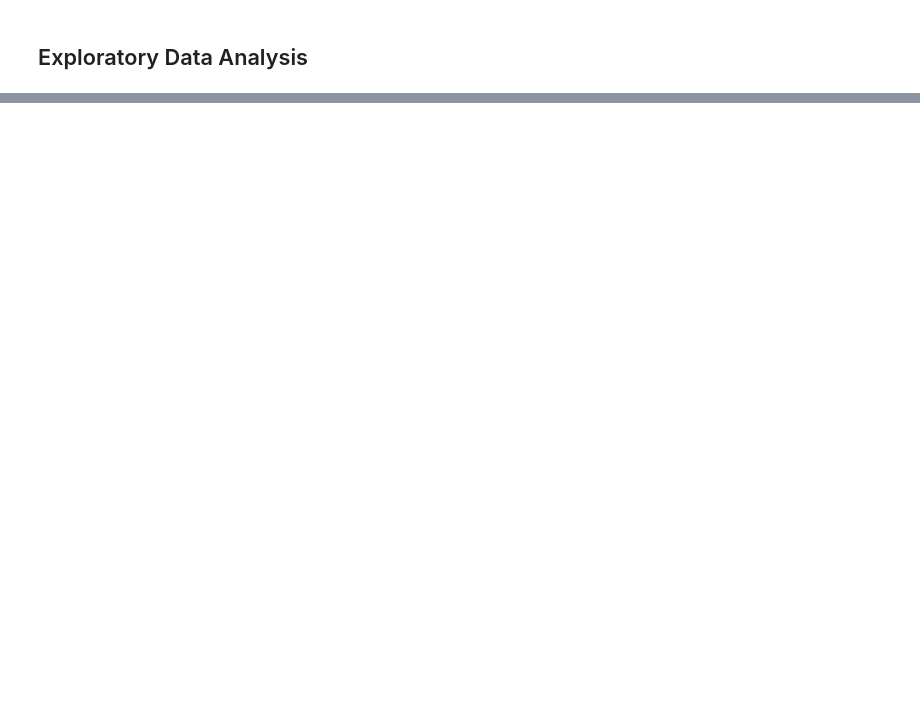
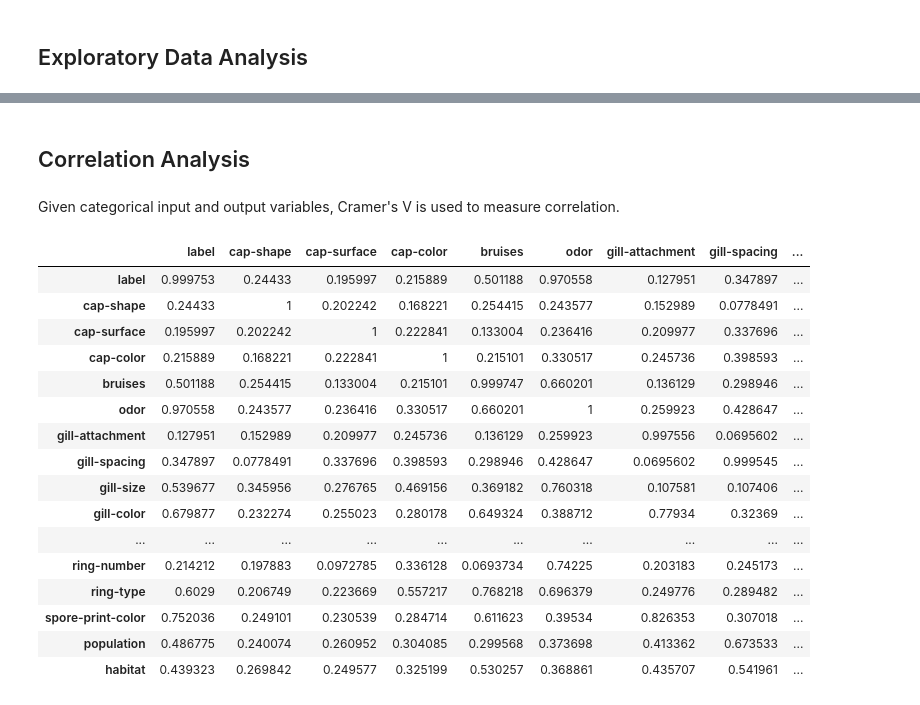
Before and after one commit to dorenho/projects, a Jupyter notebook: unit-4_project/project 4.ipynb, the cells around one changed output, grey strips where cells are left out. Drawn from its saved outputs; the diff is of its cells as text; code cells hidden in the pictures; blank space fills up the shorter version.

```diff
--- a/unit-4_project/project 4.ipynb
+++ b/unit-4_project/project 4.ipynb
@@ -202,0 +57,3 @@ See the caveats in the documentation: http://pandas.pydata.org/pandas-docs/stabl
+# %%
+# Rename attribute 'class' to 'label'
+mushrooms = mushrooms.rename(columns={'class': 'label'})
@@ -202,0 +243,43 @@ See the caveats in the documentation: http://pandas.pydata.org/pandas-docs/stabl
+# %% [markdown]
+## Correlation Analysis
+# %% [markdown]
+Given categorical input and output variables, Cramer's V is used to measure correlation.
+# %%
+# Define function to calculate Cramer's V correlation coefficient between a pair of categorical variables
+def cramers_v(col1, col2):
+    confusion_matrix = pd.crosstab(col1,col2)
+    chi2 = stats.chi2_contingency(confusion_matrix)[0]
+    n = confusion_matrix.sum().sum()
+    phi2 = chi2/n
+    r,k = confusion_matrix.shape
+    phi2corr = max(0, phi2-((k-1)*(r-1))/(n-1))
+    rcorr = r-((r-1)**2)/(n-1)
+    kcorr = k-((k-1)**2)/(n-1)
+    return np.sqrt(phi2corr/min((kcorr-1),(rcorr-1)))
+# %%
+# Find correlation coefficients
+mushrooms_corr = pd.DataFrame(columns=mushrooms.columns, index=mushrooms.columns)
+
+for col1 in range(0, 23):
+    for col2 in range(0, 23):
+        mushrooms_corr.iloc[col1, col2] = cramers_v(mushrooms.iloc[:, col1], mushrooms.iloc[:, col2])
+
+mushrooms_corr
+# %% [output]
+|  | label | cap-shape | cap-surface | cap-color | bruises | odor | gill-attachment | gill-spacing | ... |
+| label | 0.999753 | 0.24433 | 0.195997 | 0.215889 | 0.501188 | 0.970558 | 0.127951 | 0.347897 | ... |
+| cap-shape | 0.24433 | 1 | 0.202242 | 0.168221 | 0.254415 | 0.243577 | 0.152989 | 0.0778491 | ... |
+| cap-surface | 0.195997 | 0.202242 | 1 | 0.222841 | 0.133004 | 0.236416 | 0.209977 | 0.337696 | ... |
+| cap-color | 0.215889 | 0.168221 | 0.222841 | 1 | 0.215101 | 0.330517 | 0.245736 | 0.398593 | ... |
+| bruises | 0.501188 | 0.254415 | 0.133004 | 0.215101 | 0.999747 | 0.660201 | 0.136129 | 0.298946 | ... |
+| odor | 0.970558 | 0.243577 | 0.236416 | 0.330517 | 0.660201 | 1 | 0.259923 | 0.428647 | ... |
+| gill-attachment | 0.127951 | 0.152989 | 0.209977 | 0.245736 | 0.136129 | 0.259923 | 0.997556 | 0.0695602 | ... |
+| gill-spacing | 0.347897 | 0.0778491 | 0.337696 | 0.398593 | 0.298946 | 0.428647 | 0.0695602 | 0.999545 | ... |
+| gill-size | 0.539677 | 0.345956 | 0.276765 | 0.469156 | 0.369182 | 0.760318 | 0.107581 | 0.107406 | ... |
+| gill-color | 0.679877 | 0.232274 | 0.255023 | 0.280178 | 0.649324 | 0.388712 | 0.77934 | 0.32369 | ... |
+| ... | ... | ... | ... | ... | ... | ... | ... | ... | ... |
+| ring-number | 0.214212 | 0.197883 | 0.0972785 | 0.336128 | 0.0693734 | 0.74225 | 0.203183 | 0.245173 | ... |
+| ring-type | 0.6029 | 0.206749 | 0.223669 | 0.557217 | 0.768218 | 0.696379 | 0.249776 | 0.289482 | ... |
+| spore-print-color | 0.752036 | 0.249101 | 0.230539 | 0.284714 | 0.611623 | 0.39534 | 0.826353 | 0.307018 | ... |
+| population | 0.486775 | 0.240074 | 0.260952 | 0.304085 | 0.299568 | 0.373698 | 0.413362 | 0.673533 | ... |
+| habitat | 0.439323 | 0.269842 | 0.249577 | 0.325199 | 0.530257 | 0.368861 | 0.435707 | 0.541961 | ... |
```
Also changed, not shown: parts of 41 cells of this notebook, 4 other files.
